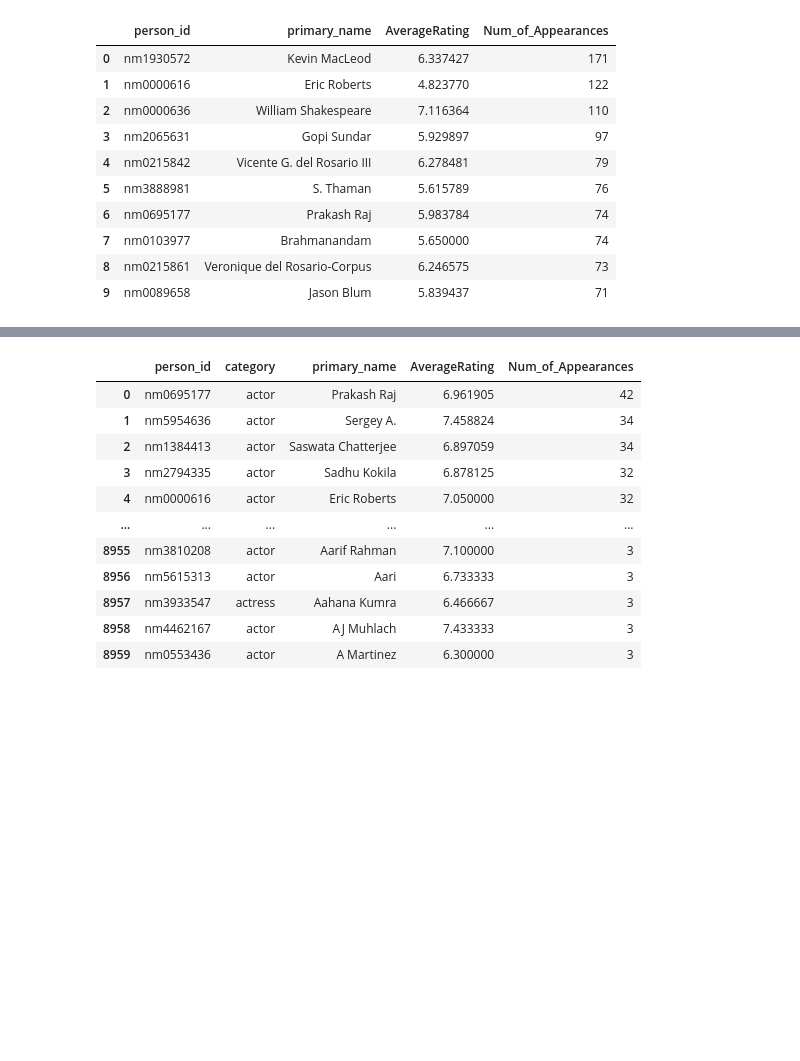
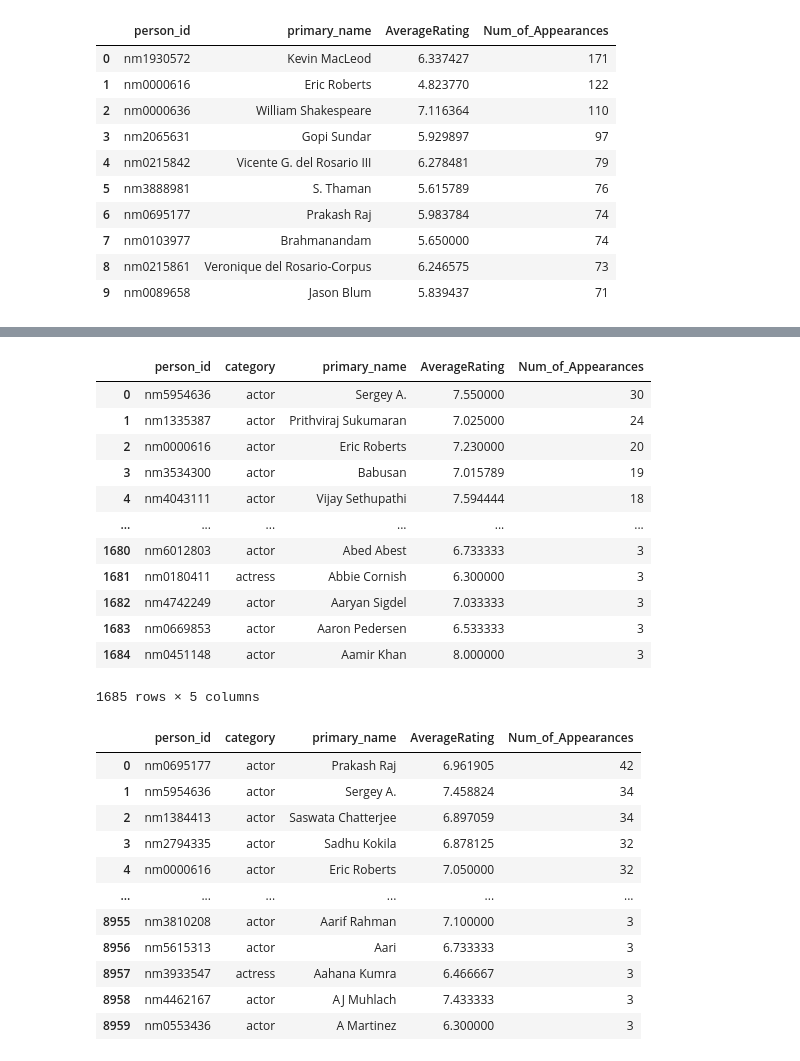
Before and after one commit to mfFrida/Capstone-Project-Semester-1, a Jupyter notebook: student.ipynb, the cells around one changed output, grey strips where cells are left out. Saved outputs shown, nothing was run; the diff lists cells and outputs as text; code cells hidden in the pictures; blank space fills up the shorter version.

```diff
--- a/student.ipynb
+++ b/student.ipynb
@@ -447,3 +460,48 @@ pd.read_sql(q, conn)
+# %%
+# finding the average ratings per film and num of appearances for lead actor/actress
+# lead actor/actress is found by filtering on principals' column called ordering for the 1st actor
+q = """
+SELECT
+    pe.person_id
+    ,pr.category
+    ,pe.primary_name
+    ,AVG(mr.averagerating) AS AverageRating
+    ,COUNT(mb.primary_title) AS Num_of_Appearances
+FROM
+    persons AS pe
+    JOIN principals AS pr
+        USING(person_id)
+    JOIN movie_basics AS mb
+        USING(movie_id)
+    JOIN movie_ratings as mr
+        USING(movie_id)
+WHERE
+    pr.category IN ('actor', 'actress')
+    AND CAST(AverageRating AS float) >= 6
+    AND CAST(pr.ordering AS int) == 1
+GROUP BY
+    pe.primary_name
+HAVING
+    CAST(Num_of_Appearances AS int) > 2
+ORDER BY
+    Num_of_Appearances DESC
+;"""
+# filtering for only actor/actresses who had an average rating of 6 or greater
+pd.read_sql(q, conn)
+# %% [output]
+|  | person_id | category | primary_name | AverageRating | Num_of_Appearances |
+| 0 | nm5954636 | actor | Sergey A. | 7.550000 | 30 |
+| 1 | nm1335387 | actor | Prithviraj Sukumaran | 7.025000 | 24 |
+| 2 | nm0000616 | actor | Eric Roberts | 7.230000 | 20 |
+| 3 | nm3534300 | actor | Babusan | 7.015789 | 19 |
+| 4 | nm4043111 | actor | Vijay Sethupathi | 7.594444 | 18 |
+| ... | ... | ... | ... | ... | ... |
+| 1680 | nm6012803 | actor | Abed Abest | 6.733333 | 3 |
+| 1681 | nm0180411 | actress | Abbie Cornish | 6.300000 | 3 |
+| 1682 | nm4742249 | actor | Aaryan Sigdel | 7.033333 | 3 |
+| 1683 | nm0669853 | actor | Aaron Pedersen | 6.533333 | 3 |
+| 1684 | nm0451148 | actor | Aamir Khan | 8.000000 | 3 |
+1685 rows × 5 columns
 # %%
 # finding the average ratings per film and num of appearances for actor/actress
 q = """
```
Also changed, not shown: parts of 19 cells of this notebook.
